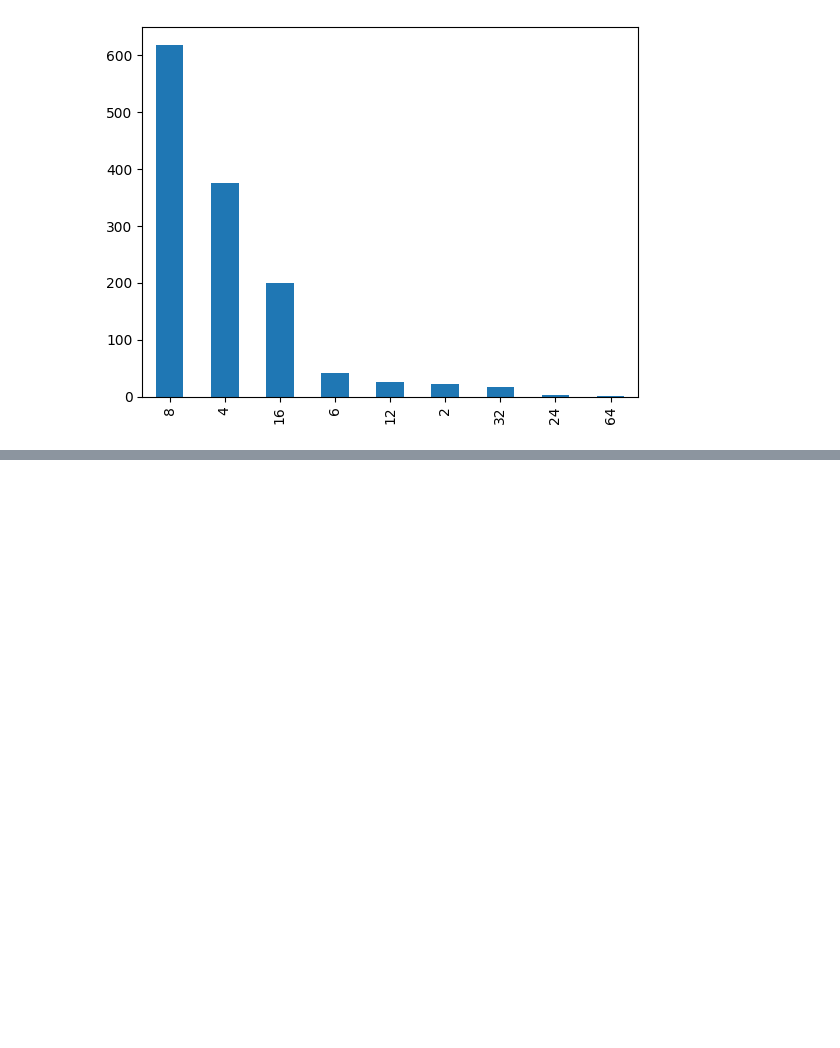
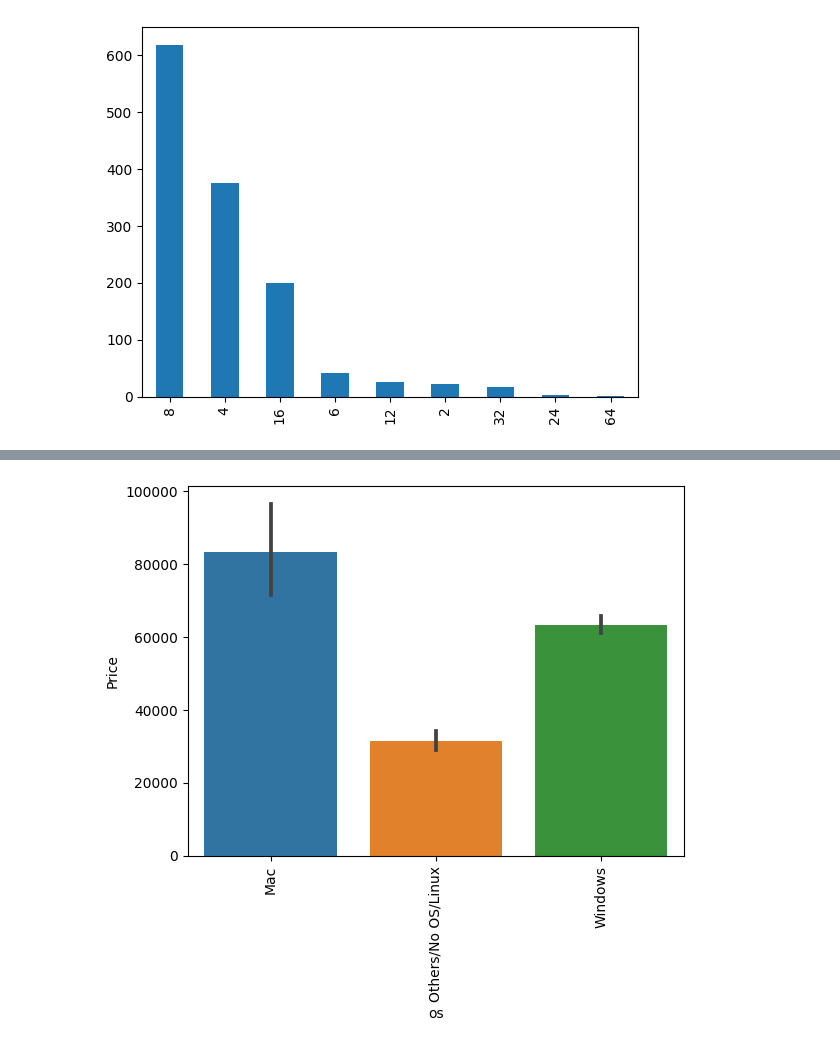
Before and after one commit to TirthThesiya/Price-Predictor, a Jupyter notebook: laptop.ipynb, the cells around one changed output, grey strips where cells are left out. Cells and saved outputs as stored; diff of their text form; code cells hidden in the pictures; blank space fills up the shorter version.

```diff
--- a/laptop.ipynb
+++ b/laptop.ipynb
@@ -381,0 +568,10 @@ df['Ram'].value_counts().plot(kind='bar')
+# %%
+def cat_os(inp):
+    if inp == 'Windows 10' or inp == 'Windows 7' or inp == 'Windows 10 S':
+        return 'Windows'
+    elif inp == 'macOS' or inp == 'Mac OS X':
+        return 'Mac'
+    else:
+        return 'Others/No OS/Linux'
+# %%
+df['os'] = df['OpSys'].apply(cat_os)
@@ -381,0 +587,8 @@ df['Ram'].value_counts().plot(kind='bar')
+# %%
+df.drop(columns=['OpSys'],inplace=True)
+# %%
+sns.barplot(x=df['os'],y=df['Price'])
+plt.xticks(rotation='vertical')
+plt.show()
+# %% [output]
+[figure, added]
```
Also changed, not shown: parts of 48 cells of this notebook, 2 other files.
